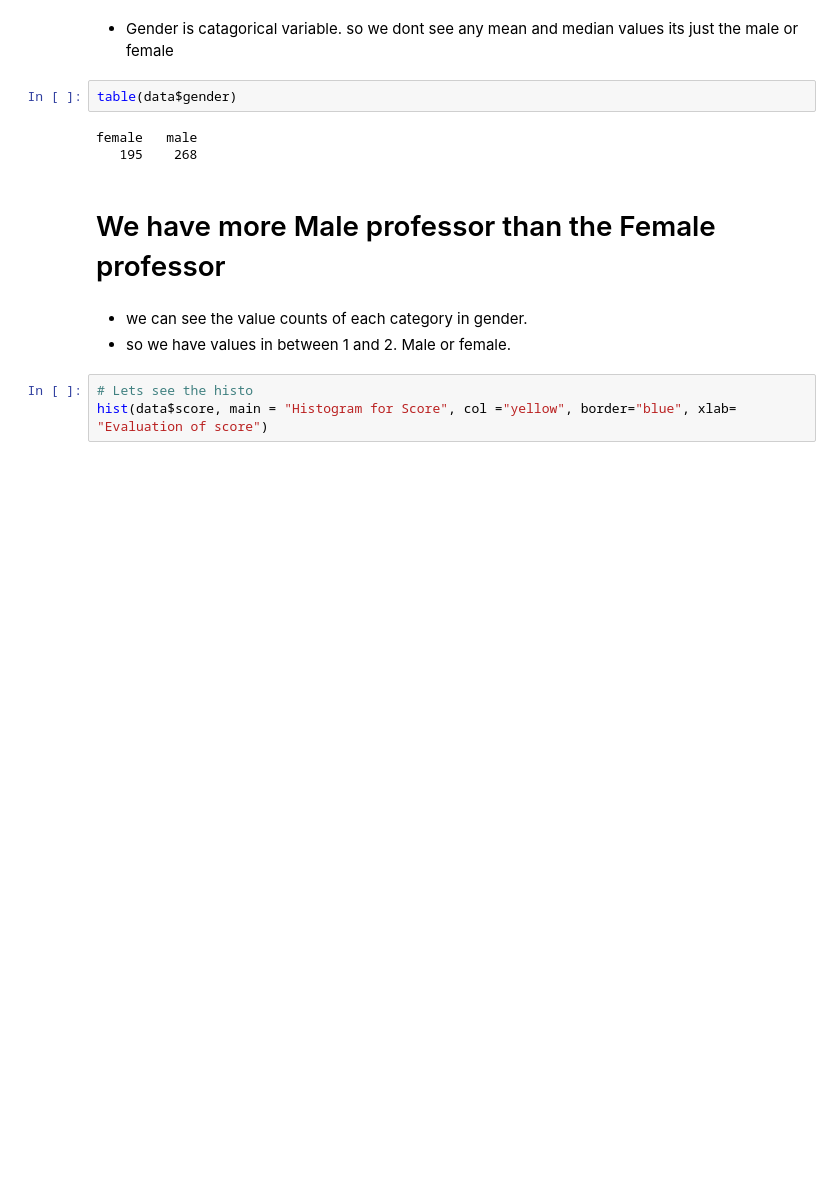
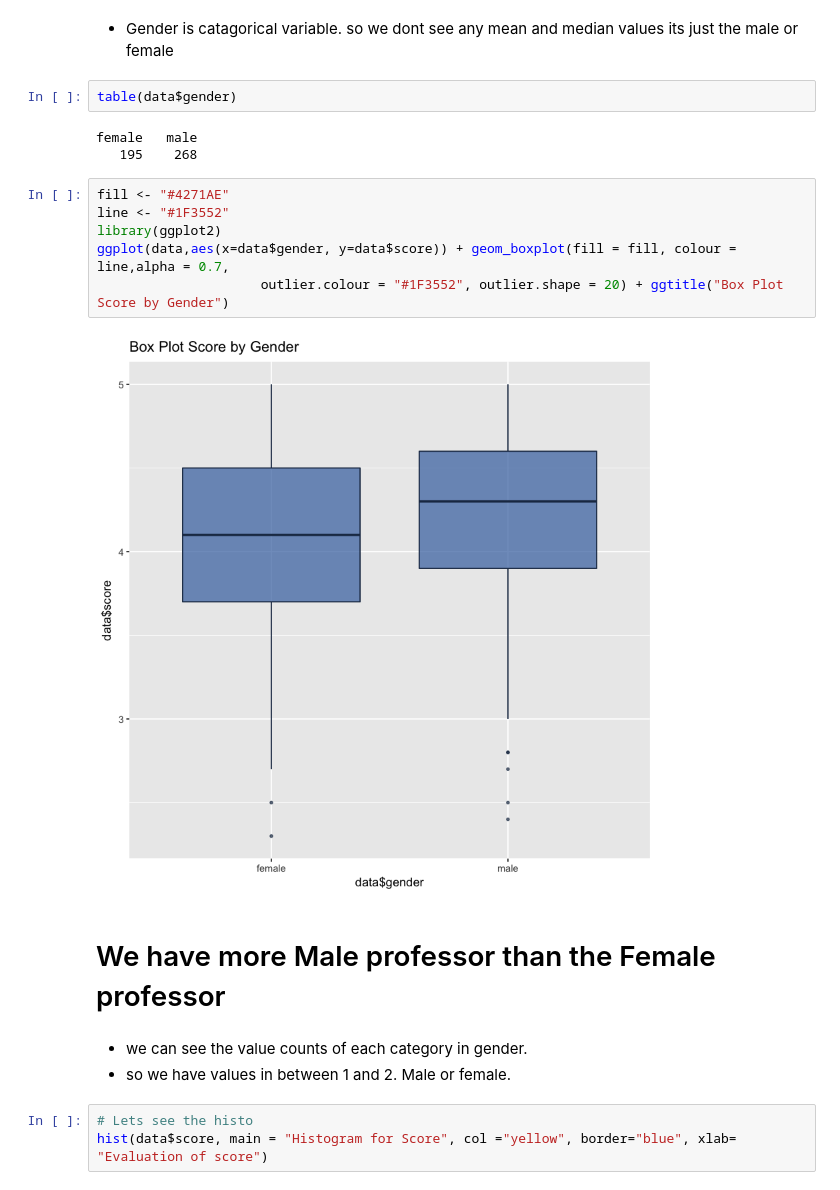
Before and after one commit to andy12290/R-Programming-HW1, a Jupyter notebook: Assignment-4.ipynb, the cells around one changed output. Saved outputs shown, nothing was run; the diff lists cells and outputs as text; blank space fills up the shorter version.

```diff
--- a/Assignment-4.ipynb
+++ b/Assignment-4.ipynb
@@ -124,6 +124,14 @@ table(data$gender)
 # %% [output]
 female   male
    195    268
+# %%
+fill <- "#4271AE"
+line <- "#1F3552"
+library(ggplot2)
+ggplot(data,aes(x=data$gender, y=data$score)) + geom_boxplot(fill = fill, colour = line,alpha = 0.7,
+                     outlier.colour = "#1F3552", outlier.shape = 20) + ggtitle("Box Plot Score by Gender")
+# %% [output]
+[figure, added]
 # %% [markdown]
 # We have more Male professor than the Female professor
 # %% [markdown]
```
